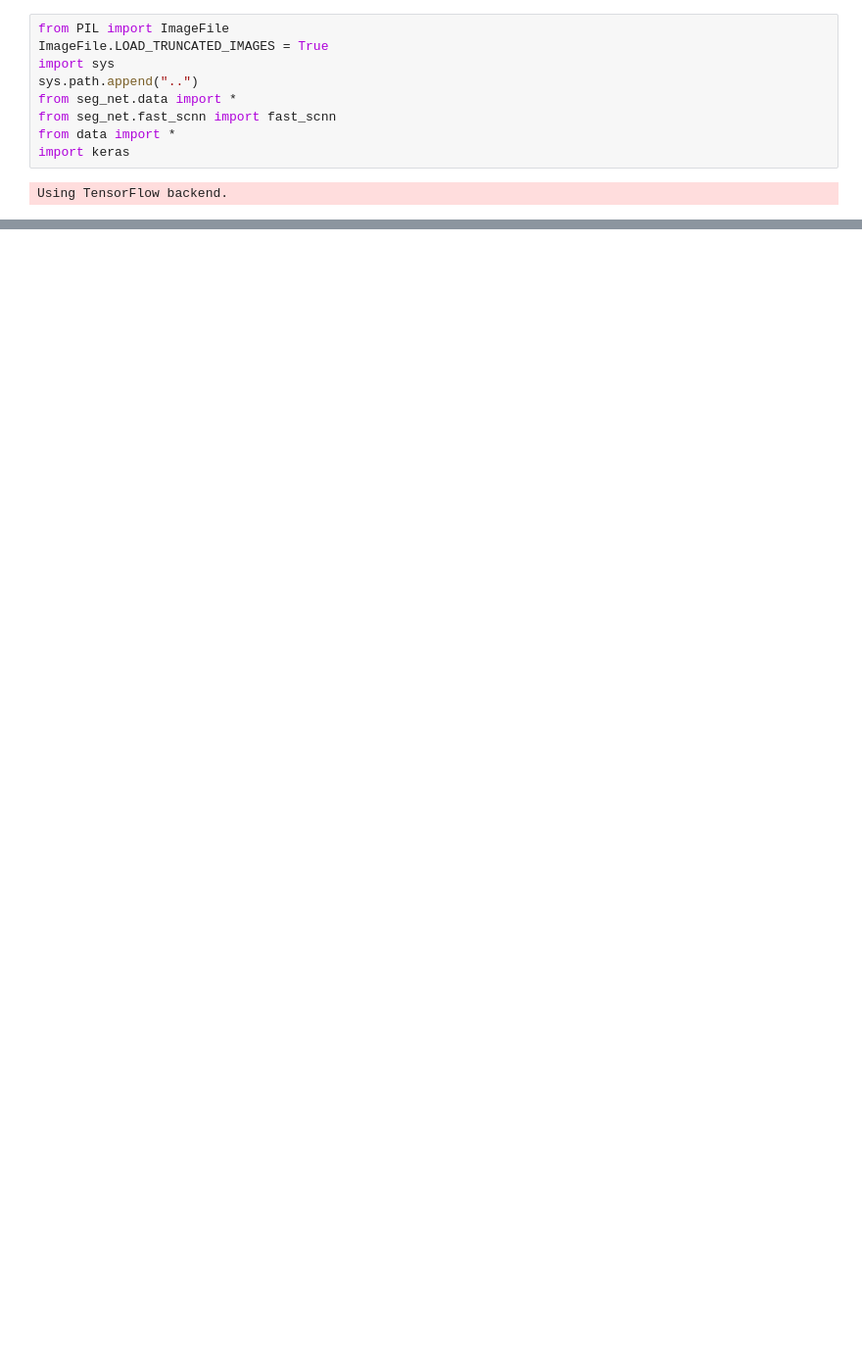
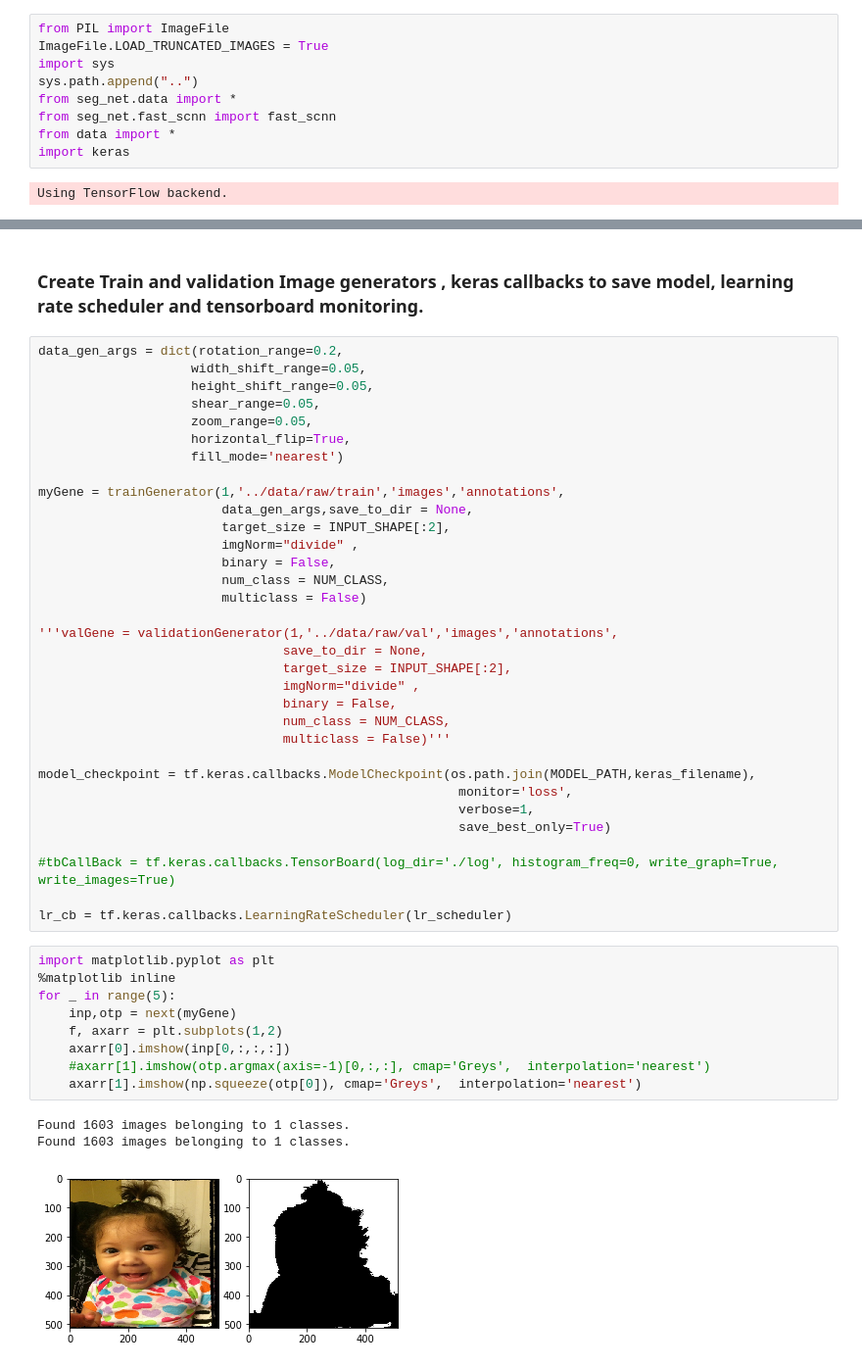
Before and after one commit to BUVANEASH/person_seg_net, a Jupyter notebook: notebooks/Train_FSCNN.ipynb, the cells around one changed output, grey strips where cells are left out. Shown at 98% size. Saved outputs shown, nothing was run; the diff lists cells and outputs as text; blank space fills up the shorter version.

Commit message:
Updated Fast-SCNN and Keras Convertor

```diff
--- a/notebooks/Train_FSCNN.ipynb
+++ b/notebooks/Train_FSCNN.ipynb
@@ -20,0 +71,48 @@ ValueError: A `Concatenate` layer requires inputs with matching shapes except fo
+# %% [markdown]
+### Create Train and validation Image generators , keras callbacks to save model, learning rate scheduler and tensorboard monitoring.
+# %%
+data_gen_args = dict(rotation_range=0.2,
+                    width_shift_range=0.05,
+                    height_shift_range=0.05,
+                    shear_range=0.05,
+                    zoom_range=0.05,
+                    horizontal_flip=True,
+                    fill_mode='nearest')
+
+myGene = trainGenerator(1,'../data/raw/train','images','annotations',
+                        data_gen_args,save_to_dir = None,
+                        target_size = INPUT_SHAPE[:2],
+                        imgNorm="divide" ,
+                        binary = False,
+                        num_class = NUM_CLASS,
+                        multiclass = False)
+
+'''valGene = validationGenerator(1,'../data/raw/val','images','annotations',
+                                save_to_dir = None,
+                                target_size = INPUT_SHAPE[:2],
+                                imgNorm="divide" ,
+                                binary = False,
+                                num_class = NUM_CLASS,
+                                multiclass = False)'''
+
+model_checkpoint = tf.keras.callbacks.ModelCheckpoint(os.path.join(MODEL_PATH,keras_filename),
+                                                       monitor='loss',
+                                                       verbose=1,
+                                                       save_best_only=True)
+
+#tbCallBack = tf.keras.callbacks.TensorBoard(log_dir='./log', histogram_freq=0, write_graph=True, write_images=True)
+
+lr_cb = tf.keras.callbacks.LearningRateScheduler(lr_scheduler)
+# %%
+import matplotlib.pyplot as plt
+%matplotlib inline
+for _ in range(5):
+    inp,otp = next(myGene)
+    f, axarr = plt.subplots(1,2)
+    axarr[0].imshow(inp[0,:,:,:])
+    #axarr[1].imshow(otp.argmax(axis=-1)[0,:,:], cmap='Greys',  interpolation='nearest')
+    axarr[1].imshow(np.squeeze(otp[0]), cmap='Greys',  interpolation='nearest')
+# %% [output]
+Found 1603 images belonging to 1 classes.
+Found 1603 images belonging to 1 classes.
+[figure, added]
```
Also changed, not shown: parts of 17 cells of this notebook, 6 other files.
